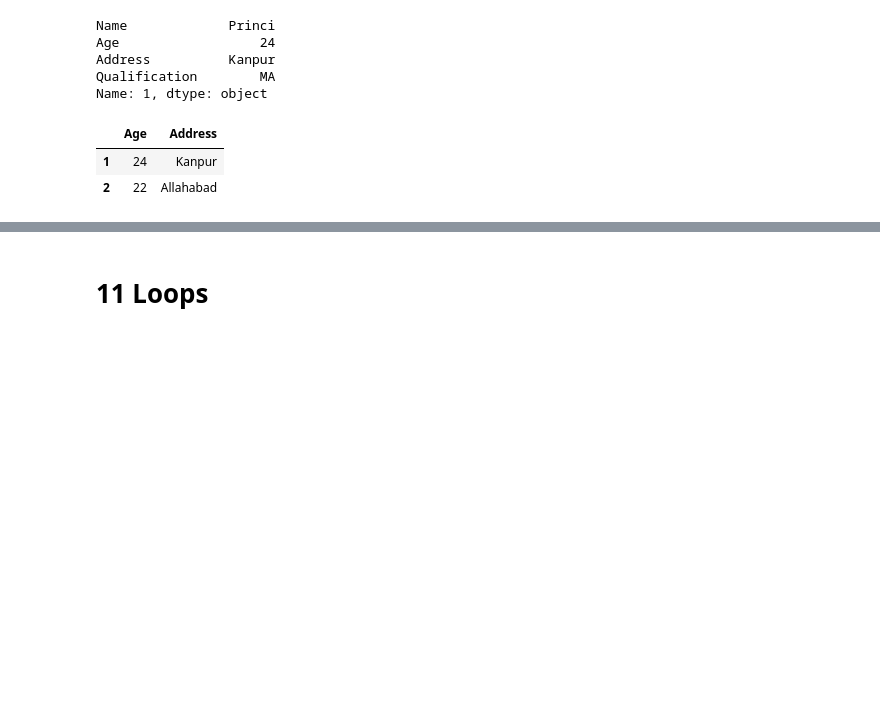
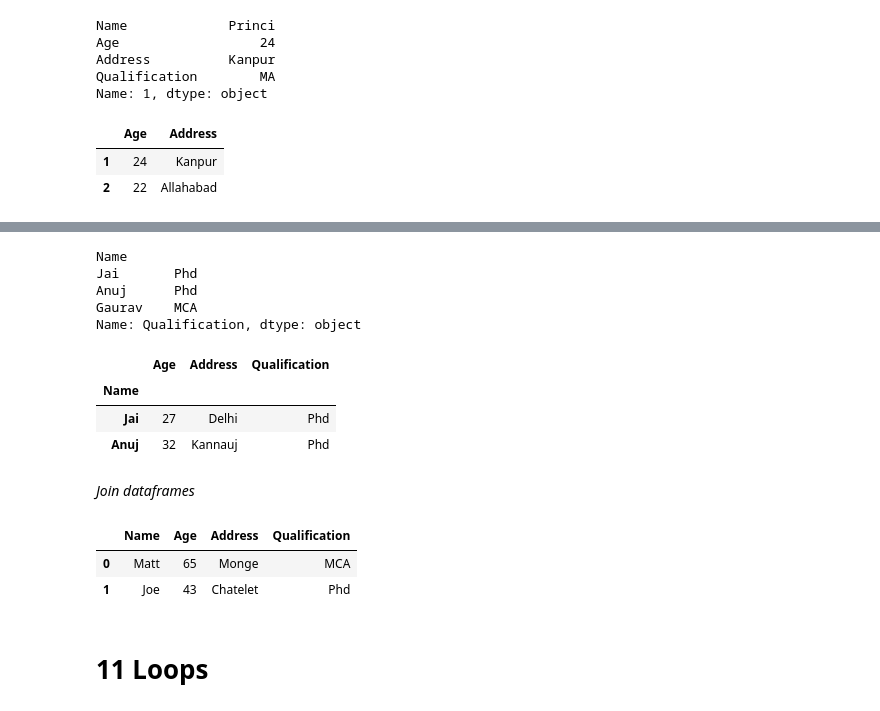
Before and after one commit to datalover2023/Module_1, a Jupyter notebook: Python_Basics_Module_1.ipynb, the cells around one changed output, grey strips where cells are left out. Drawn from its saved outputs; the diff is of its cells as text; code cells hidden in the pictures; blank space fills up the shorter version.

```diff
--- a/Python_Basics_Module_1.ipynb
+++ b/Python_Basics_Module_1.ipynb
@@ -1270,0 +1319,12 @@ df1.iloc[1:3, 1:3]
+# %%
+#@title Display Solution 13
+
+# return qualification for 'Jai' to 'Anuj' with .loc (!!! reset the index)
+
+print(df1)
+
+print('')
+
+df1 = df1.set_index('Name')
+
+df1.loc['Jai':'Anuj', 'Qualification']
@@ -1275,4 +1348,13 @@ df1.iloc[1:3, 1:3]
 # %%
-#@title Display Solution 12
+#@title Display Solution 14
 
-# return qualification for 'Jai' to 'Anuj' with .loc (!!! reset the index)
+# return the qualification and city for 'Jai' , 'Anuj', 'Gaurav' with .loc
+
+
+df1.loc[['Jai' , 'Anuj', 'Gaurav'], 'Qualification']
+# %% [output]
+Name
+Jai       Phd
+Anuj      Phd
+Gaurav    MCA
+Name: Qualification, dtype: object
@@ -1278,0 +1367,14 @@ df1.iloc[1:3, 1:3]
+# %%
+#@title Display Solution 15
+
+# access the only the data where Qualification is Phd
+
+
+df1[df1['Qualification'] == 'Phd']
+# %% [output]
+|  | Age | Address | Qualification |
+| Name |  |  |  |
+| Jai | 27 | Delhi | Phd |
+| Anuj | 32 | Kannauj | Phd |
+# %% [markdown]
+*Join dataframes*
@@ -1279 +1395,12 @@ df1.iloc[1:3, 1:3]
+# %%
+#@title Display Solution 16
+
+# # Convert the dictionary into DataFrame and call it df2
+
+df2 = pd.DataFrame(data)
+df2
+# %% [output]
+|  | Name | Age | Address | Qualification |
+| 0 | Matt | 65 | Monge | MCA |
+| 1 | Joe | 43 | Chatelet | Phd |
 # %%
```
Also changed, not shown: parts of 9 cells of this notebook.
